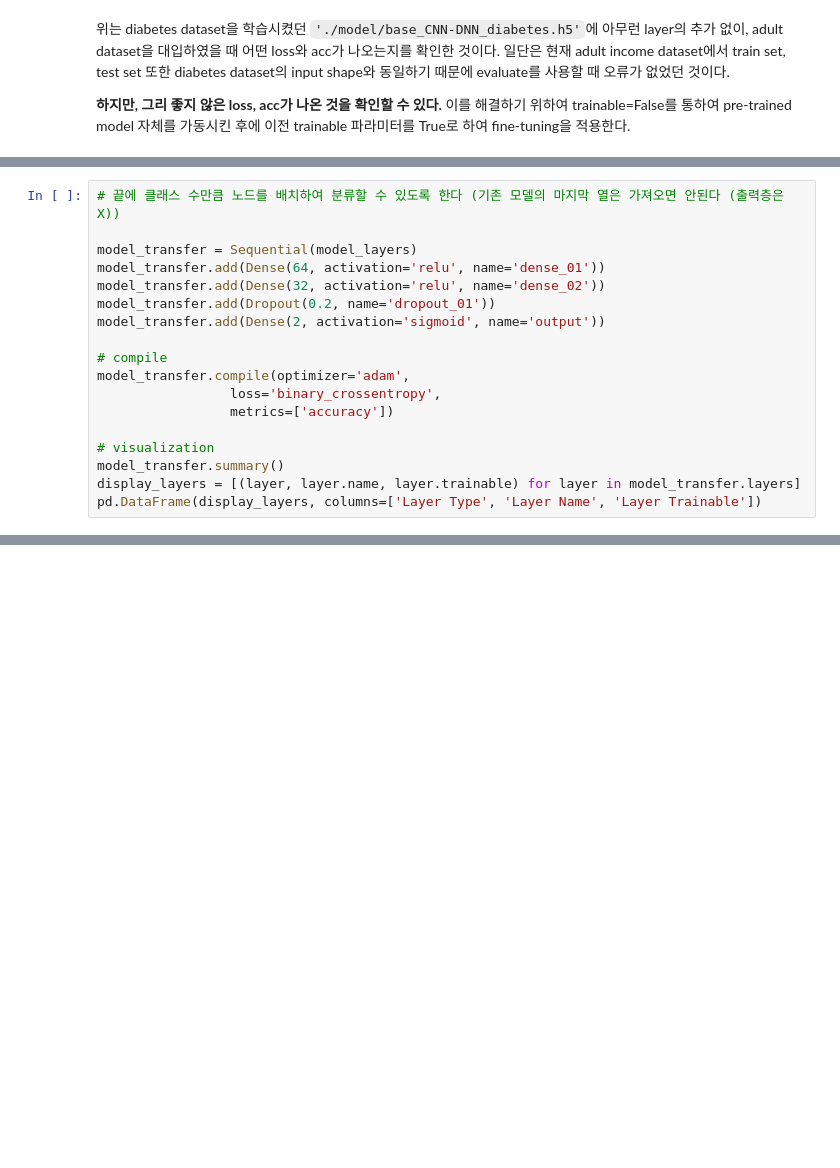
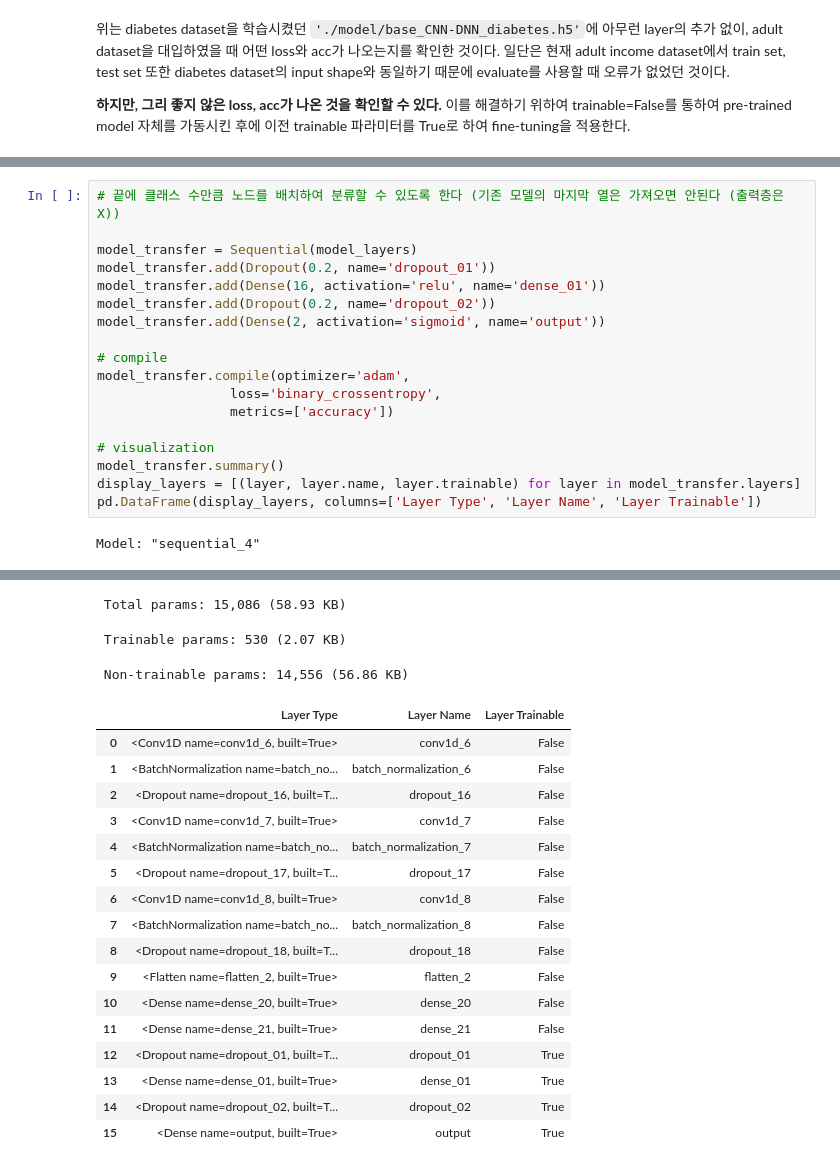
Before and after one commit to lky473736/learning-AI, a Jupyter notebook: class/assignment/topic4/fine-tuning_classification_adult(assignment).ipynb, the cells around one changed output, grey strips where cells are left out. Saved outputs shown, nothing was run; the diff lists cells and outputs as text; blank space fills up the shorter version.

```diff
--- a/class/assignment/topic4/fine-tuning_classification_adult(assignment).ipynb
+++ b/class/assignment/topic4/fine-tuning_classification_adult(assignment).ipynb
@@ -718,9 +765,9 @@ for i, layer in enumerate(base_model.layers) :
 # 끝에 클래스 수만큼 노드를 배치하여 분류할 수 있도록 한다 (기존 모델의 마지막 열은 가져오면 안된다 (출력층은 X))
 
 model_transfer = Sequential(model_layers)
-model_transfer.add(Dense(64, activation='relu', name='dense_01'))
-model_transfer.add(Dense(32, activation='relu', name='dense_02'))
 model_transfer.add(Dropout(0.2, name='dropout_01'))
+model_transfer.add(Dense(16, activation='relu', name='dense_01'))
+model_transfer.add(Dropout(0.2, name='dropout_02'))
 model_transfer.add(Dense(2, activation='sigmoid', name='output'))
 
 # compile
@@ -732,3 +779,5 @@ model_transfer.compile(optimizer='adam',
 model_transfer.summary()
 display_layers = [(layer, layer.name, layer.trainable) for layer in model_transfer.layers]
 pd.DataFrame(display_layers, columns=['Layer Type', 'Layer Name', 'Layer Trainable'])
+# %% [output]
+Model: "sequential_4"
@@ -735,3 +801,23 @@ pd.DataFrame(display_layers, columns=['Layer Type', 'Layer Name', 'Layer Trainab
+ Total params: 15,086 (58.93 KB)
+ Trainable params: 530 (2.07 KB)
+ Non-trainable params: 14,556 (56.86 KB)
+|  | Layer Type | Layer Name | Layer Trainable |
+| 0 | <Conv1D name=conv1d_6, built=True> | conv1d_6 | False |
+| 1 | <BatchNormalization name=batch_no... | batch_normalization_6 | False |
+| 2 | <Dropout name=dropout_16, built=T... | dropout_16 | False |
+| 3 | <Conv1D name=conv1d_7, built=True> | conv1d_7 | False |
+| 4 | <BatchNormalization name=batch_no... | batch_normalization_7 | False |
+| 5 | <Dropout name=dropout_17, built=T... | dropout_17 | False |
+| 6 | <Conv1D name=conv1d_8, built=True> | conv1d_8 | False |
+| 7 | <BatchNormalization name=batch_no... | batch_normalization_8 | False |
+| 8 | <Dropout name=dropout_18, built=T... | dropout_18 | False |
+| 9 | <Flatten name=flatten_2, built=True> | flatten_2 | False |
+| 10 | <Dense name=dense_20, built=True> | dense_20 | False |
+| 11 | <Dense name=dense_21, built=True> | dense_21 | False |
+| 12 | <Dropout name=dropout_01, built=T... | dropout_01 | True |
+| 13 | <Dense name=dense_01, built=True> | dense_01 | True |
+| 14 | <Dropout name=dropout_02, built=T... | dropout_02 | True |
+| 15 | <Dense name=output, built=True> | output | True |
 # %%
 # fit
 
```
Also changed, not shown: parts of 27 cells of this notebook.
